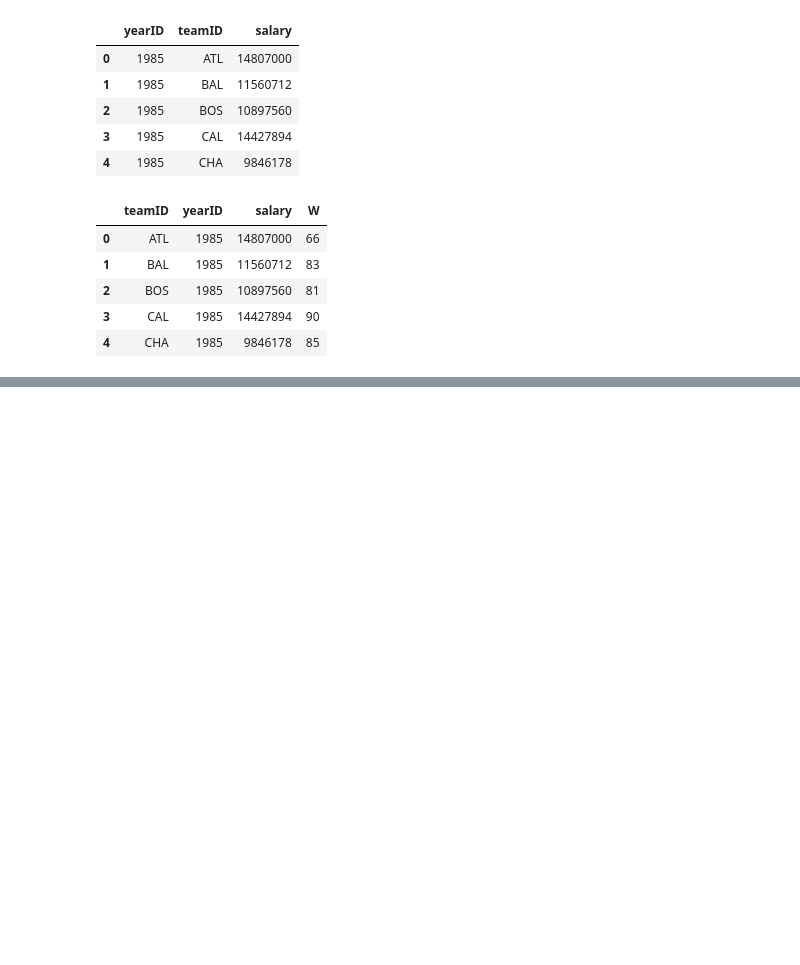
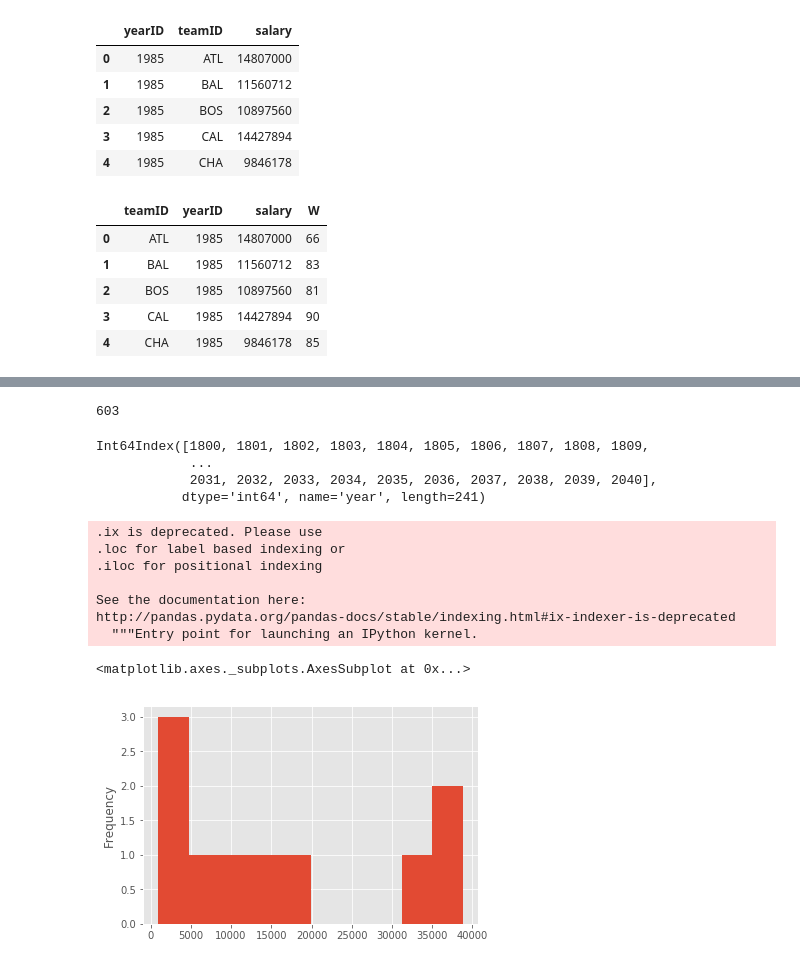
Before and after one commit to arunmarria/Fun-with-python, a Jupyter notebook: CS109 1.ipynb, the cells around one changed output, grey strips where cells are left out. Drawn from its saved outputs; the diff is of its cells as text; code cells hidden in the pictures; blank space fills up the shorter version.

```diff
--- a/CS109 1.ipynb
+++ b/CS109 1.ipynb
@@ -142,0 +236,2 @@ merged_df.plot.scatter(x='W', y='salary')
+# %%
+income.index = income['year']
@@ -142,0 +258,2 @@ merged_df.plot.scatter(x='W', y='salary')
+# %%
+income = income.iloc[:,1:]
@@ -142,0 +271,4 @@ merged_df.plot.scatter(x='W', y='salary')
+# %%
+income.loc['1800', 'Afghanistan']
+# %% [output]
+603
@@ -142,0 +277,23 @@ merged_df.plot.scatter(x='W', y='salary')
+# %%
+plt.style.use('ggplot')
+# %%
+income.index = income.index.astype('int')
+# %%
+income.index
+# %% [output]
+Int64Index([1800, 1801, 1802, 1803, 1804, 1805, 1806, 1807, 1808, 1809,
+            ...
+            2031, 2032, 2033, 2034, 2035, 2036, 2037, 2038, 2039, 2040],
+           dtype='int64', name='year', length=241)
+# %%
+income.ix[2000,0:10].plot.hist()
+# %% [output]
+.ix is deprecated. Please use
+.loc for label based indexing or
+.iloc for positional indexing
+
+See the documentation here:
+http://pandas.pydata.org/pandas-docs/stable/indexing.html#ix-indexer-is-deprecated
+  """Entry point for launching an IPython kernel.
+<matplotlib.axes._subplots.AxesSubplot at 0x...>
+[figure, added]
```
Also changed, not shown: parts of 30 cells of this notebook, 15 other files.
